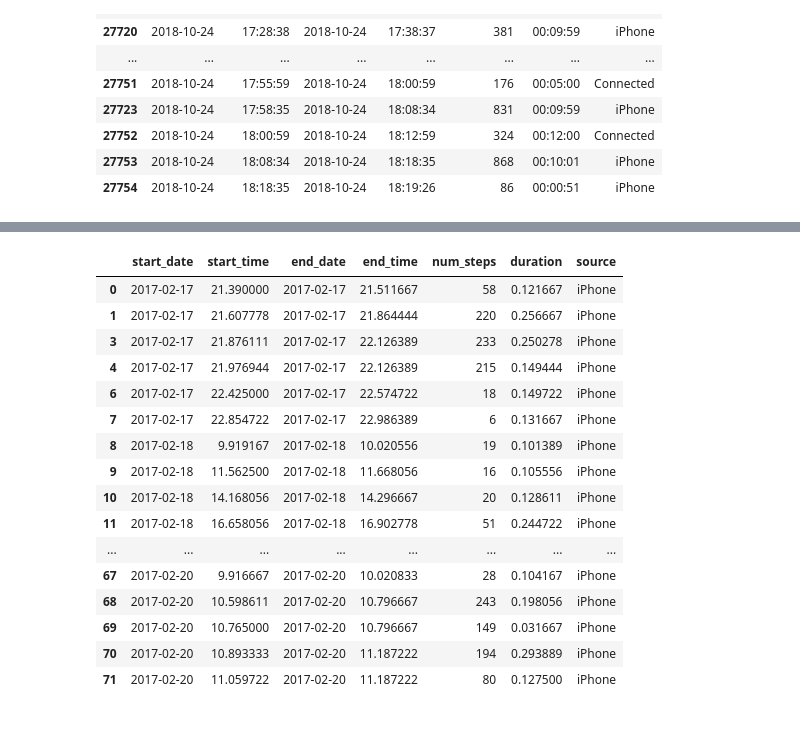
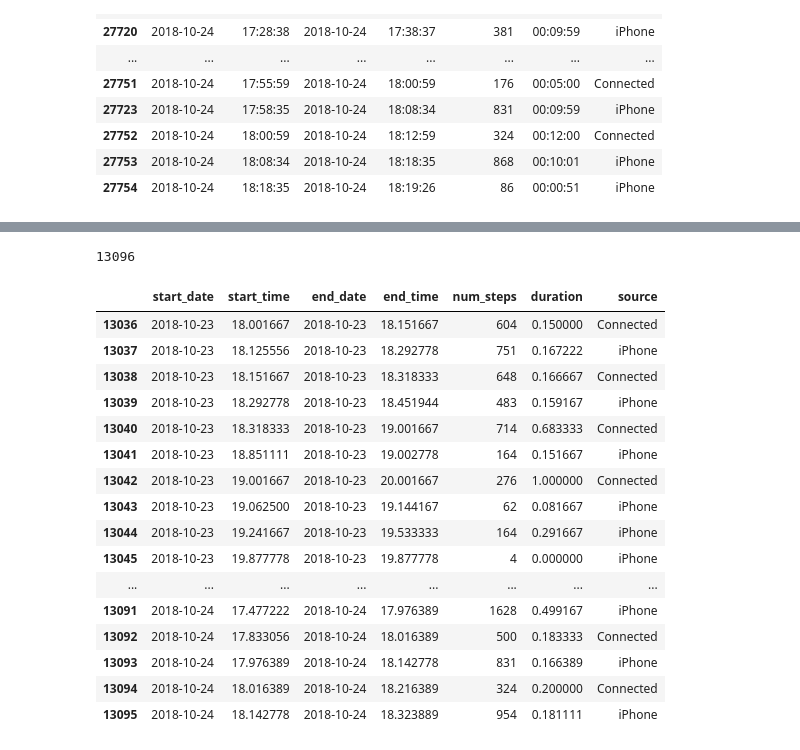
Before and after one commit to Data-is-life/Steps_Analysis, a Jupyter notebook: Steps_analysis.ipynb, the cells around one changed output, grey strips where cells are left out. Cells and saved outputs as stored; diff of their text form; code cells hidden in the pictures.

```diff
--- a/Steps_analysis.ipynb
+++ b/Steps_analysis.ipynb
@@ -111,19 +115,19 @@ df['duration'] = pd.to_numeric(df['duration'])/3600000000000
 # df[5050:5100]
 # %%
 i = 0
-while i<len(df):
+while i < len(df):
     if (i in df.index) and (i+1 in df.index):
         if df['source'][i] == df['source'][i+1]:
             if df['end_time'][i] == df['start_time'][i+1]:
-                df.loc[:,'end_time'][i] = df.loc[:,'end_time'][i+1]
-                df.loc[:,'num_steps'][i] += df.loc[:,'num_steps'][i+1]
-                df.loc[:,'duration'][i] += df.loc[:,'duration'][i+1]
-                df.drop(df.index[i+1], inplace=True)
-                print(df.iloc[i])
-                i+=2
+                df.loc[i, 'end_time'] = df.loc[(i+1), 'end_time']
+                df.loc[i, 'end_date'] = df.loc[(i+1), 'end_date']
+                df.loc[i, 'num_steps'] += df.loc[(i+1), 'num_steps']
+                df.loc[i, 'duration'] += df.loc[(i+1), 'duration']
+                df.drop(index=(i+1), inplace=True)
+                i += 2
             else:
-                i+=1
+                i += 1
         else:
-            i+=1
+            i += 1
     else:
-        i+=1
+        i += 1
@@ -160,20 +134,27 @@ KeyboardInterrupt:
+# %%
+df.reset_index(inplace=True)
+df.drop(columns=['index'], inplace=True)
+# %%
+len(df)
+# %% [output]
+13096
 # %%
-df.head(60)
+df.tail(60)
 # %% [output]
 |  | start_date | start_time | end_date | end_time | num_steps | duration | source |
-| 0 | 2017-02-17 | 21.390000 | 2017-02-17 | 21.511667 | 58 | 0.121667 | iPhone |
-| 1 | 2017-02-17 | 21.607778 | 2017-02-17 | 21.864444 | 220 | 0.256667 | iPhone |
-| 3 | 2017-02-17 | 21.876111 | 2017-02-17 | 22.126389 | 233 | 0.250278 | iPhone |
-| 4 | 2017-02-17 | 21.976944 | 2017-02-17 | 22.126389 | 215 | 0.149444 | iPhone |
-| 6 | 2017-02-17 | 22.425000 | 2017-02-17 | 22.574722 | 18 | 0.149722 | iPhone |
-| 7 | 2017-02-17 | 22.854722 | 2017-02-17 | 22.986389 | 6 | 0.131667 | iPhone |
-| 8 | 2017-02-18 | 9.919167 | 2017-02-18 | 10.020556 | 19 | 0.101389 | iPhone |
-| 9 | 2017-02-18 | 11.562500 | 2017-02-18 | 11.668056 | 16 | 0.105556 | iPhone |
-| 10 | 2017-02-18 | 14.168056 | 2017-02-18 | 14.296667 | 20 | 0.128611 | iPhone |
-| 11 | 2017-02-18 | 16.658056 | 2017-02-18 | 16.902778 | 51 | 0.244722 | iPhone |
+| 13036 | 2018-10-23 | 18.001667 | 2018-10-23 | 18.151667 | 604 | 0.150000 | Connected |
+| 13037 | 2018-10-23 | 18.125556 | 2018-10-23 | 18.292778 | 751 | 0.167222 | iPhone |
+| 13038 | 2018-10-23 | 18.151667 | 2018-10-23 | 18.318333 | 648 | 0.166667 | Connected |
+| 13039 | 2018-10-23 | 18.292778 | 2018-10-23 | 18.451944 | 483 | 0.159167 | iPhone |
+| 13040 | 2018-10-23 | 18.318333 | 2018-10-23 | 19.001667 | 714 | 0.683333 | Connected |
+| 13041 | 2018-10-23 | 18.851111 | 2018-10-23 | 19.002778 | 164 | 0.151667 | iPhone |
+| 13042 | 2018-10-23 | 19.001667 | 2018-10-23 | 20.001667 | 276 | 1.000000 | Connected |
+| 13043 | 2018-10-23 | 19.062500 | 2018-10-23 | 19.144167 | 62 | 0.081667 | iPhone |
+| 13044 | 2018-10-23 | 19.241667 | 2018-10-23 | 19.533333 | 164 | 0.291667 | iPhone |
+| 13045 | 2018-10-23 | 19.877778 | 2018-10-23 | 19.877778 | 4 | 0.000000 | iPhone |
 | ... | ... | ... | ... | ... | ... | ... | ... |
-| 67 | 2017-02-20 | 9.916667 | 2017-02-20 | 10.020833 | 28 | 0.104167 | iPhone |
-| 68 | 2017-02-20 | 10.598611 | 2017-02-20 | 10.796667 | 243 | 0.198056 | iPhone |
-| 69 | 2017-02-20 | 10.765000 | 2017-02-20 | 10.796667 | 149 | 0.031667 | iPhone |
-| 70 | 2017-02-20 | 10.893333 | 2017-02-20 | 11.187222 | 194 | 0.293889 | iPhone |
-| 71 | 2017-02-20 | 11.059722 | 2017-02-20 | 11.187222 | 80 | 0.127500 | iPhone |
+| 13091 | 2018-10-24 | 17.477222 | 2018-10-24 | 17.976389 | 1628 | 0.499167 | iPhone |
+| 13092 | 2018-10-24 | 17.833056 | 2018-10-24 | 18.016389 | 500 | 0.183333 | Connected |
+| 13093 | 2018-10-24 | 17.976389 | 2018-10-24 | 18.142778 | 831 | 0.166389 | iPhone |
+| 13094 | 2018-10-24 | 18.016389 | 2018-10-24 | 18.216389 | 324 | 0.200000 | Connected |
+| 13095 | 2018-10-24 | 18.142778 | 2018-10-24 | 18.323889 | 954 | 0.181111 | iPhone |
```
Also changed, not shown: parts of 6 cells of this notebook.
